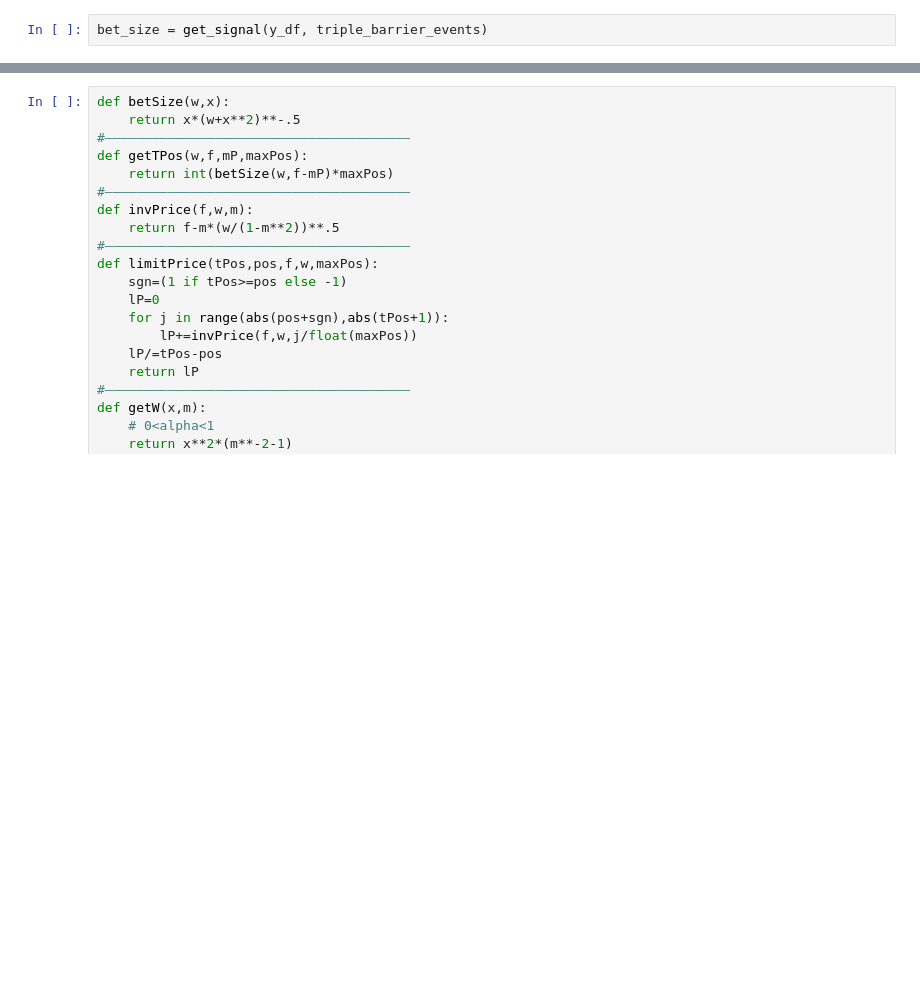
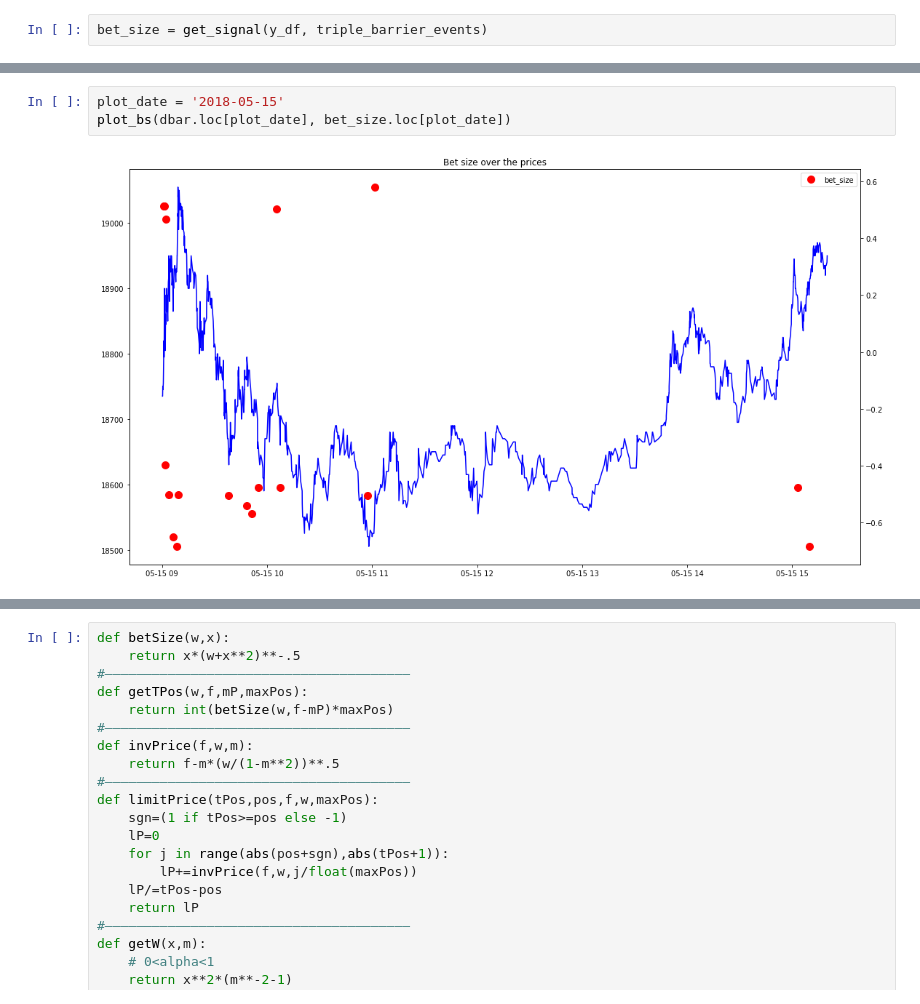
Before and after one commit to didw/ml_finance, a Jupyter notebook: practice/Ch10.ipynb, the cells around one changed output, grey strips where cells are left out. Saved outputs shown, nothing was run; the diff lists cells and outputs as text; blank space fills up the shorter version.

```diff
--- a/practice/Ch10.ipynb
+++ b/practice/Ch10.ipynb
@@ -372,0 +389,5 @@ bet_size = get_signal(y_df, triple_barrier_events)
+# %%
+plot_date = '2018-05-15'
+plot_bs(dbar.loc[plot_date], bet_size.loc[plot_date])
+# %% [output]
+[figure, added]
```
Also changed, not shown: parts of 3 cells of this notebook.
